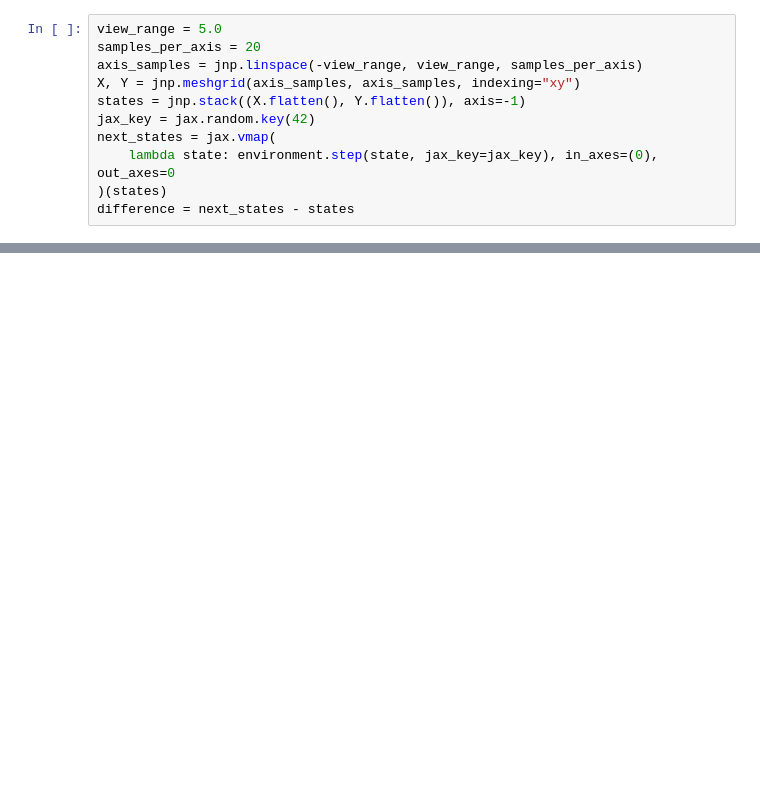
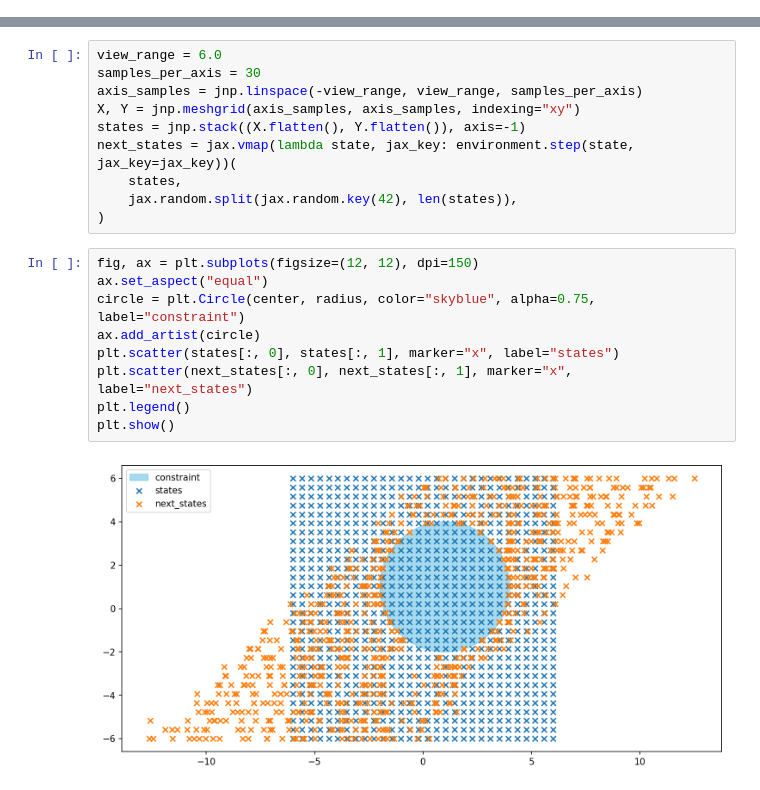
Before and after one commit to NicholasBehr/hcnn, a Jupyter notebook: notebooks/evolution-vectorfield.ipynb, the cells around one changed output, grey strips where cells are left out. Saved outputs shown, nothing was run; the diff lists cells and outputs as text; blank space fills up the shorter version.

```diff
--- a/notebooks/evolution-vectorfield.ipynb
+++ b/notebooks/evolution-vectorfield.ipynb
@@ -60,11 +36,0 @@ OptimizationProblem(x0=Array([ 5.55217922e-01,  4.63276625e-01, -4.76000369e-01,
-# %%
-view_range = 5.0
-samples_per_axis = 20
-axis_samples = jnp.linspace(-view_range, view_range, samples_per_axis)
-X, Y = jnp.meshgrid(axis_samples, axis_samples, indexing="xy")
-states = jnp.stack((X.flatten(), Y.flatten()), axis=-1)
-jax_key = jax.random.key(42)
-next_states = jax.vmap(
-    lambda state: environment.step(state, jax_key=jax_key), in_axes=(0), out_axes=0
-)(states)
-difference = next_states - states
@@ -138,0 +81,21 @@ plt.show()
+# %%
+view_range = 6.0
+samples_per_axis = 30
+axis_samples = jnp.linspace(-view_range, view_range, samples_per_axis)
+X, Y = jnp.meshgrid(axis_samples, axis_samples, indexing="xy")
+states = jnp.stack((X.flatten(), Y.flatten()), axis=-1)
+next_states = jax.vmap(lambda state, jax_key: environment.step(state, jax_key=jax_key))(
+    states,
+    jax.random.split(jax.random.key(42), len(states)),
+)
+# %%
+fig, ax = plt.subplots(figsize=(12, 12), dpi=150)
+ax.set_aspect("equal")
+circle = plt.Circle(center, radius, color="skyblue", alpha=0.75, label="constraint")
+ax.add_artist(circle)
+plt.scatter(states[:, 0], states[:, 1], marker="x", label="states")
+plt.scatter(next_states[:, 0], next_states[:, 1], marker="x", label="next_states")
+plt.legend()
+plt.show()
+# %% [output]
+[figure, new version]
```
Also changed, not shown: parts of 11 cells of this notebook, 8 other files.
